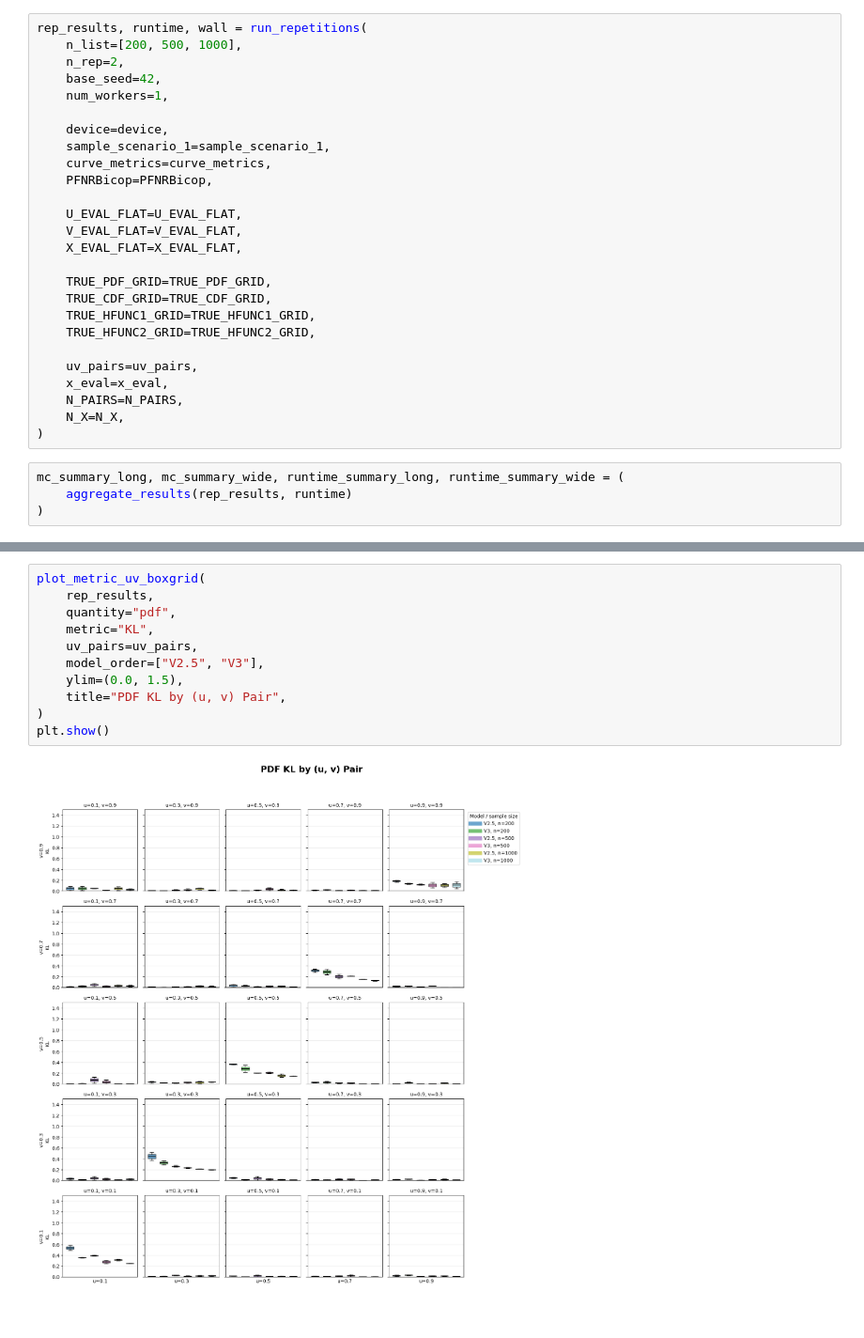
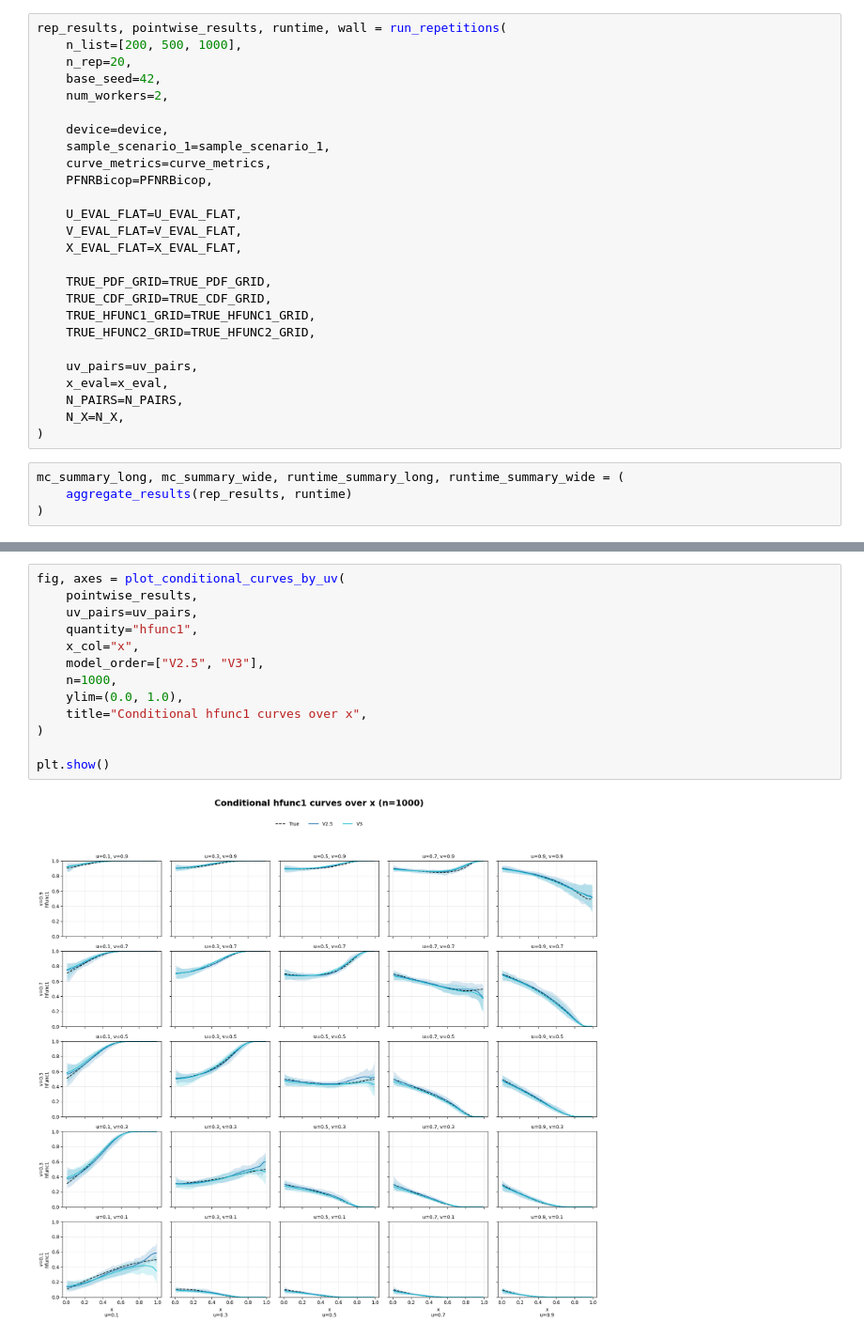
Before and after one commit to tvatter/npcc, a Jupyter notebook: notebooks/Simulation_Study.ipynb, the cells around one changed output, grey strips where cells are left out. Shown at 94% size. Saved outputs shown, nothing was run; the diff lists cells and outputs as text.

```diff
--- a/notebooks/Simulation_Study.ipynb
+++ b/notebooks/Simulation_Study.ipynb
@@ -766,9 +212,9 @@ ImportError: cannot import name 'plot_all_avg_uv_metric_boxplots' from 'Simulati
 # %%
-rep_results, runtime, wall = run_repetitions(
+rep_results, pointwise_results, runtime, wall = run_repetitions(
     n_list=[200, 500, 1000],
-    n_rep=2,
+    n_rep=20,
     base_seed=42,
-    num_workers=1,
+    num_workers=2,
 
     device=device,
     sample_scenario_1=sample_scenario_1,
@@ -959,13 +391,15 @@ plt.show()
 # %%
-plot_metric_uv_boxgrid(
-    rep_results,
-    quantity="pdf",
-    metric="KL",
+fig, axes = plot_conditional_curves_by_uv(
+    pointwise_results,
     uv_pairs=uv_pairs,
+    quantity="hfunc1",
+    x_col="x",
     model_order=["V2.5", "V3"],
-    ylim=(0.0, 1.5),
-    title="PDF KL by (u, v) Pair",
+    n=1000,
+    ylim=(0.0, 1.0),
+    title="Conditional hfunc1 curves over x",
 )
+
 plt.show()
 # %% [output]
-[figure, old version]
+[figure, new version]
```
Also changed, not shown: parts of 31 cells of this notebook.
